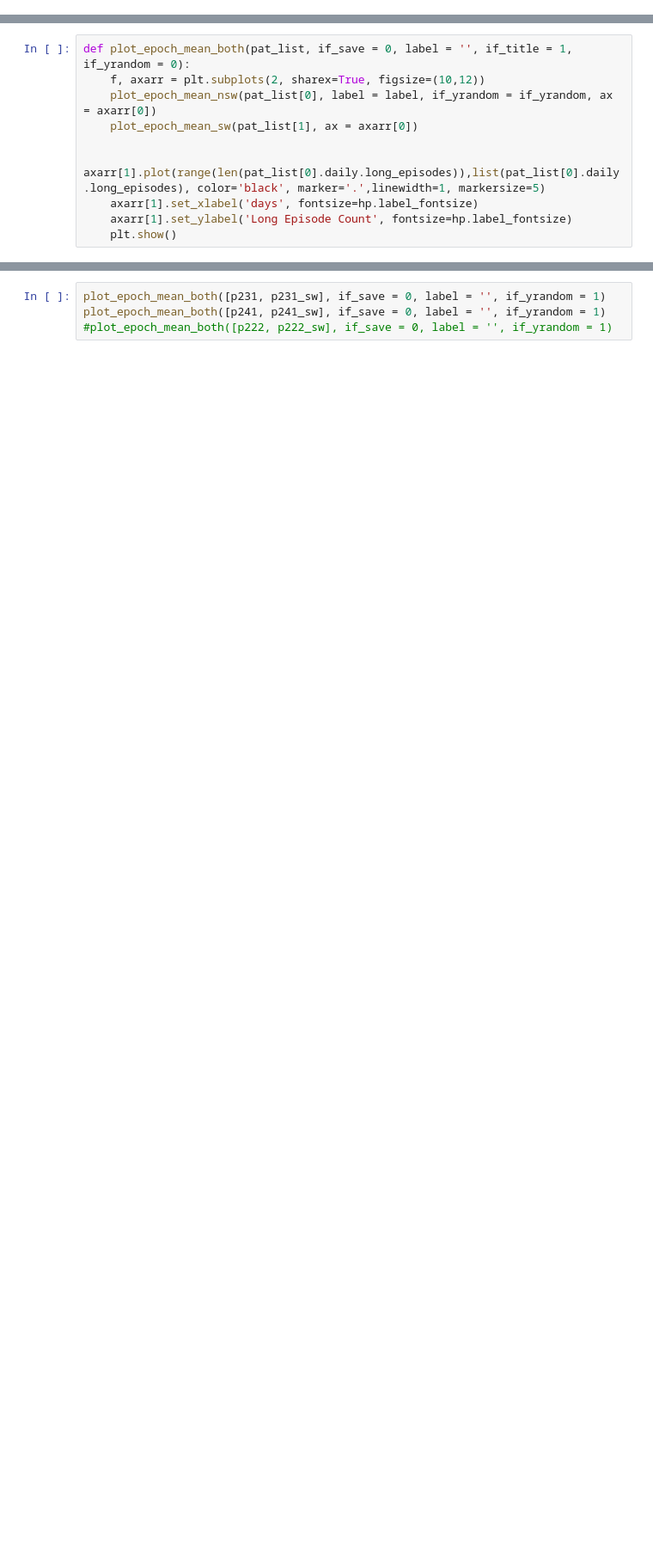
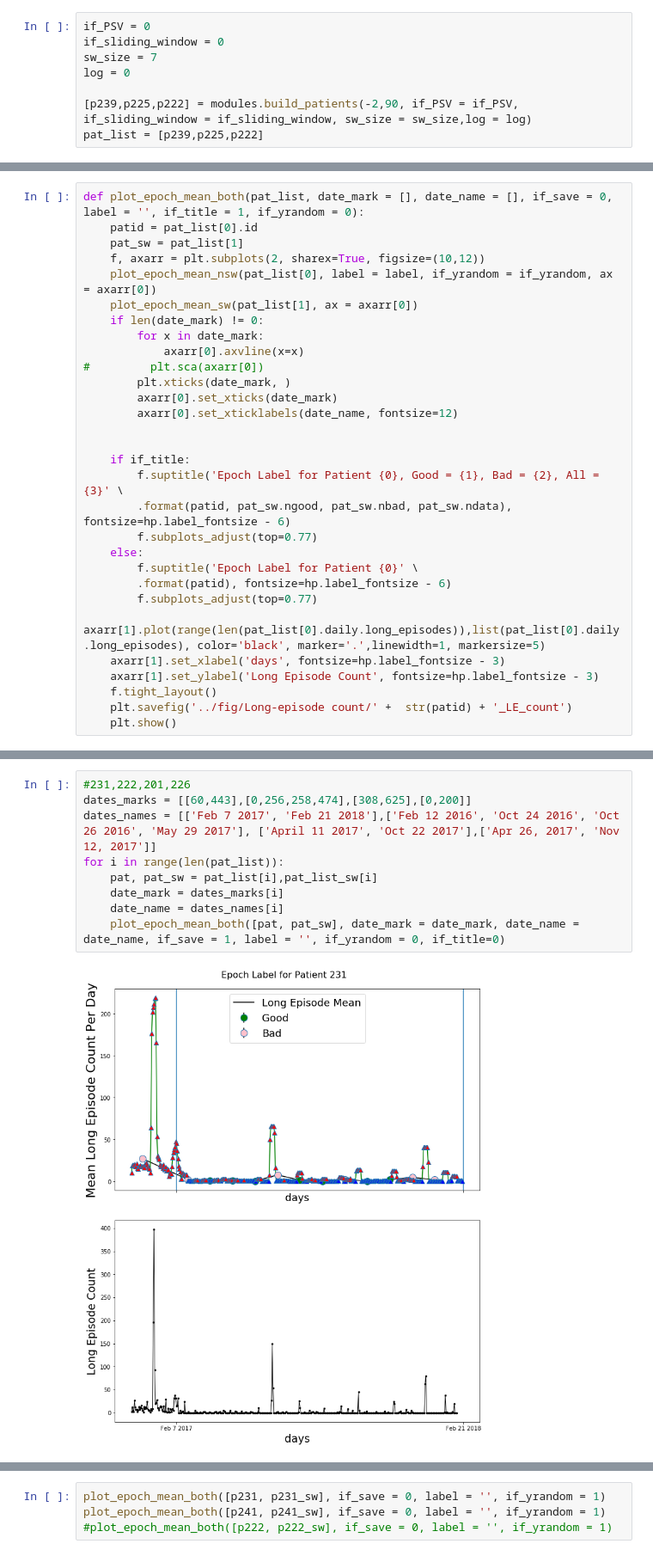
Before and after one commit to sdot08/Optimization-of-Responsive-Neurostimulation-RNS-Therapy-through-Data-Mining-Approaches, a Jupyter notebook: src/Visulization.ipynb, the cells around one changed output, grey strips where cells are left out. Shown: that part at 86% size. Drawn from its saved outputs; the diff is of its cells as text; blank space fills up the shorter version.

```diff
--- a/src/Visulization.ipynb
+++ b/src/Visulization.ipynb
@@ -89,0 +71,8 @@ Name: patient_id, dtype: int64
+# %%
+if_PSV = 0
+if_sliding_window = 0
+sw_size = 7
+log = 0
+
+[p239,p225,p222] = modules.build_patients(-2,90, if_PSV = if_PSV, if_sliding_window = if_sliding_window, sw_size = sw_size,log = log)
+pat_list = [p239,p225,p222]
@@ -90,10 +194,30 @@ Name: patient_id, dtype: int64
 # %%
-def plot_epoch_mean_both(pat_list, if_save = 0, label = '', if_title = 1, if_yrandom = 0):
+def plot_epoch_mean_both(pat_list, date_mark = [], date_name = [], if_save = 0, label = '', if_title = 1, if_yrandom = 0):
+    patid = pat_list[0].id
+    pat_sw = pat_list[1]
     f, axarr = plt.subplots(2, sharex=True, figsize=(10,12))
     plot_epoch_mean_nsw(pat_list[0], label = label, if_yrandom = if_yrandom, ax = axarr[0])
     plot_epoch_mean_sw(pat_list[1], ax = axarr[0])
+    if len(date_mark) != 0:
+        for x in date_mark:
+            axarr[0].axvline(x=x)
+#         plt.sca(axarr[0])
+        plt.xticks(date_mark, )
+        axarr[0].set_xticks(date_mark)
+        axarr[0].set_xticklabels(date_name, fontsize=12)
 
+
+    if if_title:
+        f.suptitle('Epoch Label for Patient {0}, Good = {1}, Bad = {2}, All = {3}' \
+        .format(patid, pat_sw.ngood, pat_sw.nbad, pat_sw.ndata), fontsize=hp.label_fontsize - 6)
+        f.subplots_adjust(top=0.77)
+    else:
+        f.suptitle('Epoch Label for Patient {0}' \
+        .format(patid), fontsize=hp.label_fontsize - 6)
+        f.subplots_adjust(top=0.77)
     axarr[1].plot(range(len(pat_list[0].daily.long_episodes)),list(pat_list[0].daily.long_episodes), color='black', marker='.',linewidth=1, markersize=5)
-    axarr[1].set_xlabel('days', fontsize=hp.label_fontsize)
-    axarr[1].set_ylabel('Long Episode Count', fontsize=hp.label_fontsize)
+    axarr[1].set_xlabel('days', fontsize=hp.label_fontsize - 3)
+    axarr[1].set_ylabel('Long Episode Count', fontsize=hp.label_fontsize - 3)
+    f.tight_layout()
+    plt.savefig('../fig/Long-episode count/' +  str(patid) + '_LE_count')
     plt.show()
@@ -220,0 +224,11 @@ total:  749
+# %%
+#231,222,201,226
+dates_marks = [[60,443],[0,256,258,474],[308,625],[0,200]]
+dates_names = [['Feb 7 2017', 'Feb 21 2018'],['Feb 12 2016', 'Oct 24 2016', 'Oct 26 2016', 'May 29 2017'], ['April 11 2017', 'Oct 22 2017'],['Apr 26, 2017', 'Nov 12, 2017']]
+for i in range(len(pat_list)):
+    pat, pat_sw = pat_list[i],pat_list_sw[i]
+    date_mark = dates_marks[i]
+    date_name = dates_names[i]
+    plot_epoch_mean_both([pat, pat_sw], date_mark = date_mark, date_name = date_name, if_save = 1, label = '', if_yrandom = 0, if_title=0)
+# %% [output]
+[figure, added]
```
Also changed, not shown: parts of 11 cells of this notebook, 19 other files.
